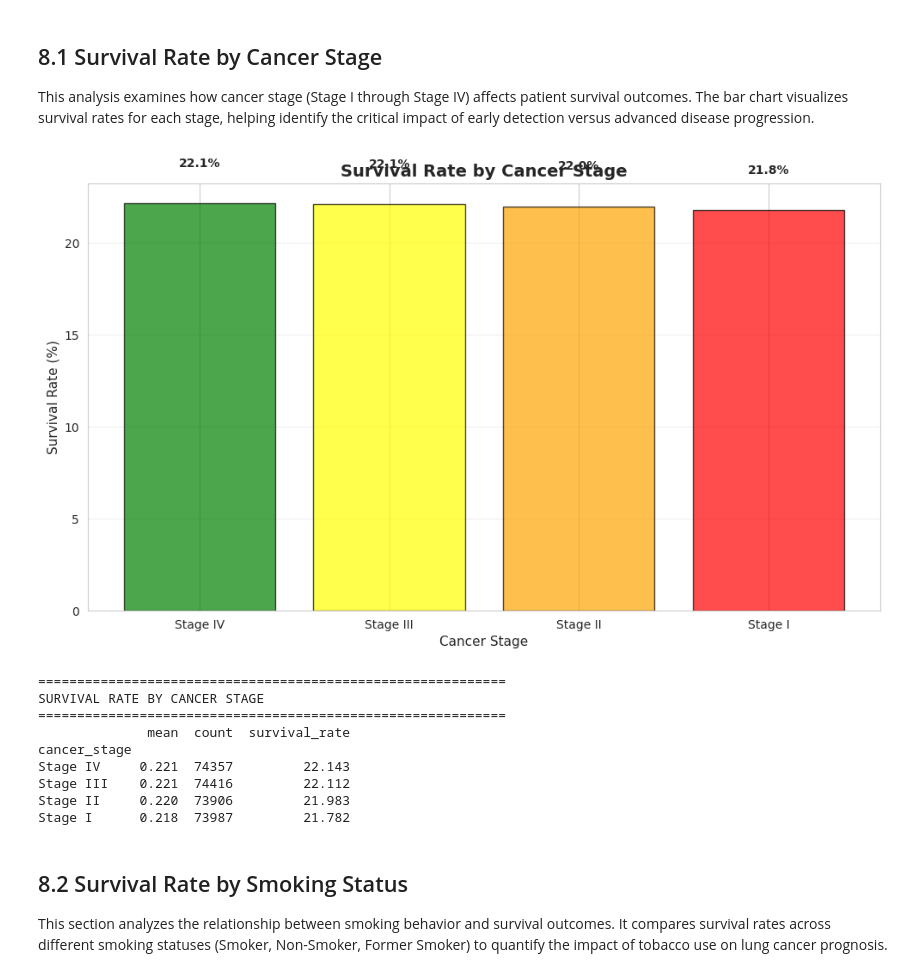
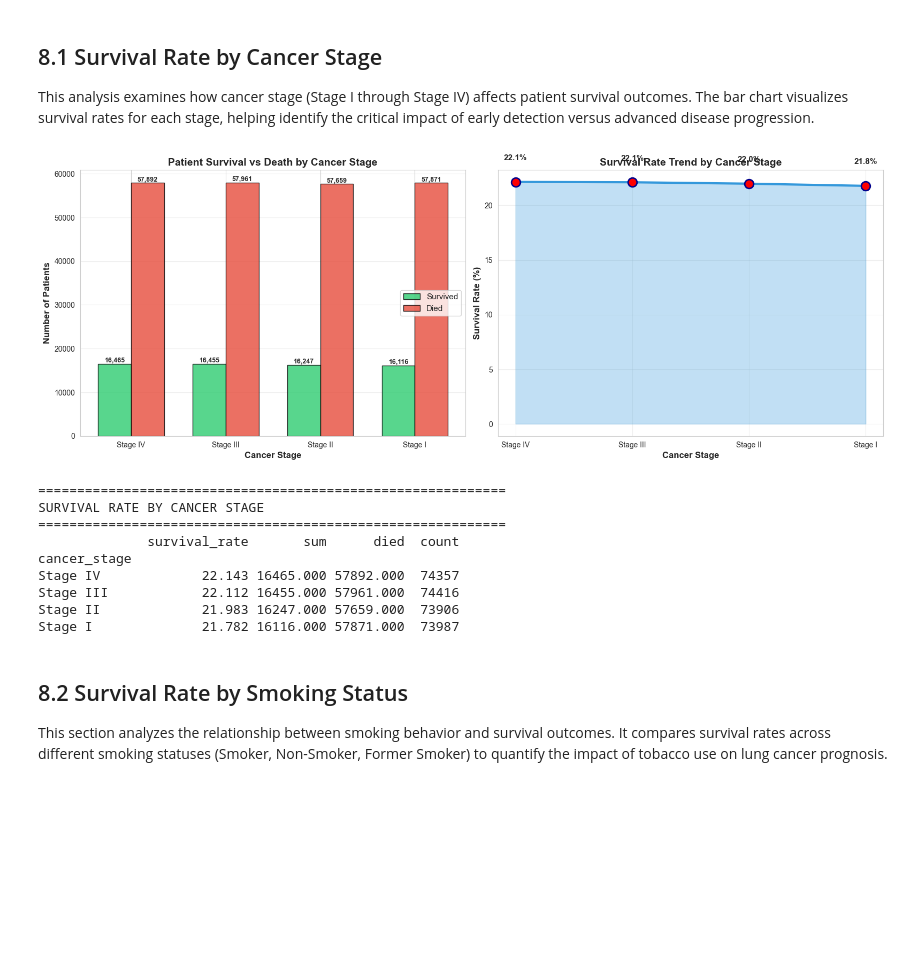
Before and after one commit to Sanaullah-Turab/global-lung-cancer-analysis, a Jupyter notebook: notebooks/LungCancer-Analysis.ipynb, the cells around one changed output. Saved outputs shown, nothing was run; the diff lists cells and outputs as text; code cells hidden in the pictures; blank space fills up the shorter version.

Commit message:
Change Graphs for better differentiation

```diff
--- a/notebooks/LungCancer-Analysis.ipynb
+++ b/notebooks/LungCancer-Analysis.ipynb
@@ -747,39 +745,74 @@ This comprehensive analysis examines survival rates by cancer stage, demographic
 This analysis examines how cancer stage (Stage I through Stage IV) affects patient survival outcomes. The bar chart visualizes survival rates for each stage, helping identify the critical impact of early detection versus advanced disease progression.
 # %%
 # 8.1 Survival by Cancer Stage
-stage_survival = df_medical.groupby('cancer_stage')['survived'].agg(['mean', 'count'])
+stage_survival = df_medical.groupby('cancer_stage')['survived'].agg(['mean', 'count', 'sum'])
 stage_survival['survival_rate'] = stage_survival['mean'] * 100
+stage_survival['died'] = stage_survival['count'] - stage_survival['sum']
 stage_survival = stage_survival.sort_values('survival_rate', ascending=False)
 
-plt.figure(figsize=(10, 6))
-bars = plt.bar(stage_survival.index, stage_survival['survival_rate'],
-               color=['green', 'yellow', 'orange', 'red'], edgecolor='black', alpha=0.7)
-plt.title('Survival Rate by Cancer Stage', fontsize=14, fontweight='bold')
-plt.xlabel('Cancer Stage', fontsize=11)
-plt.ylabel('Survival Rate (%)', fontsize=11)
-plt.grid(axis='y', alpha=0.3)
+# Create grouped bar chart showing survived vs died
+fig, (ax1, ax2) = plt.subplots(1, 2, figsize=(16, 6))
 
-for i, v in enumerate(stage_survival['survival_rate']):
-    plt.text(i, v + 2, f'{v:.1f}%', ha='center', fontweight='bold')
+# Left: Grouped bar chart
+x = np.arange(len(stage_survival))
+width = 0.35
+bars1 = ax1.bar(x - width/2, stage_survival['sum'], width, label='Survived',
+                color='#2ecc71', alpha=0.8, edgecolor='black')
+bars2 = ax1.bar(x + width/2, stage_survival['died'], width, label='Died',
+                color='#e74c3c', alpha=0.8, edgecolor='black')
+
+ax1.set_xlabel('Cancer Stage', fontsize=12, fontweight='bold')
+ax1.set_ylabel('Number of Patients', fontsize=12, fontweight='bold')
+ax1.set_title('Patient Survival vs Death by Cancer Stage', fontsize=14, fontweight='bold')
+ax1.set_xticks(x)
+ax1.set_xticklabels(stage_survival.index)
+ax1.legend(fontsize=11)
+ax1.grid(axis='y', alpha=0.3)
+
+# Add value labels
+for bar in bars1:
+    height = bar.get_height()
+    ax1.text(bar.get_x() + bar.get_width()/2., height,
+            f'{int(height):,}', ha='center', va='bottom', fontsize=9, fontweight='bold')
+for bar in bars2:
+    height = bar.get_height()
+    ax1.text(bar.get_x() + bar.get_width()/2., height,
+            f'{int(height):,}', ha='center', va='bottom', fontsize=9, fontweight='bold')
+
+# Right: Survival rate comparison with line plot
+colors = ['#2ecc71', '#f39c12', '#e67e22', '#e74c3c']
+ax2.plot(stage_survival.index, stage_survival['survival_rate'],
+         marker='o', markersize=12, linewidth=3, color='#3498db', markerfacecolor='red',
+         markeredgewidth=2, markeredgecolor='darkblue')
+ax2.fill_between(range(len(stage_survival)), stage_survival['survival_rate'],
+                  alpha=0.3, color='#3498db')
+ax2.set_xlabel('Cancer Stage', fontsize=12, fontweight='bold')
+ax2.set_ylabel('Survival Rate (%)', fontsize=12, fontweight='bold')
+ax2.set_title('Survival Rate Trend by Cancer Stage', fontsize=14, fontweight='bold')
+ax2.grid(True, alpha=0.3)
+
+# Add value labels
+for i, (stage, rate) in enumerate(zip(stage_survival.index, stage_survival['survival_rate'])):
+    ax2.text(i, rate + 2, f'{rate:.1f}%', ha='center', fontweight='bold', fontsize=11)
 
 plt.tight_layout()
 plt.show()
 
 print("\n" + "="*60)
 print("SURVIVAL RATE BY CANCER STAGE")
 print("="*60)
-print(stage_survival)
+print(stage_survival[['survival_rate', 'sum', 'died', 'count']])
 # %% [output]
-[figure, old version]
+[figure, new version]
 ============================================================
 SURVIVAL RATE BY CANCER STAGE
 ============================================================
-              mean  count  survival_rate
+              survival_rate       sum      died  count
 cancer_stage
-Stage IV     0.221  74357         22.143
-Stage III    0.221  74416         22.112
-Stage II     0.220  73906         21.983
-Stage I      0.218  73987         21.782
+Stage IV             22.143 16465.000 57892.000  74357
+Stage III            22.112 16455.000 57961.000  74416
+Stage II             21.983 16247.000 57659.000  73906
+Stage I              21.782 16116.000 57871.000  73987
 # %% [markdown]
 ## 8.2 Survival Rate by Smoking Status
 
```
Also changed, not shown: parts of 11 cells of this notebook.
